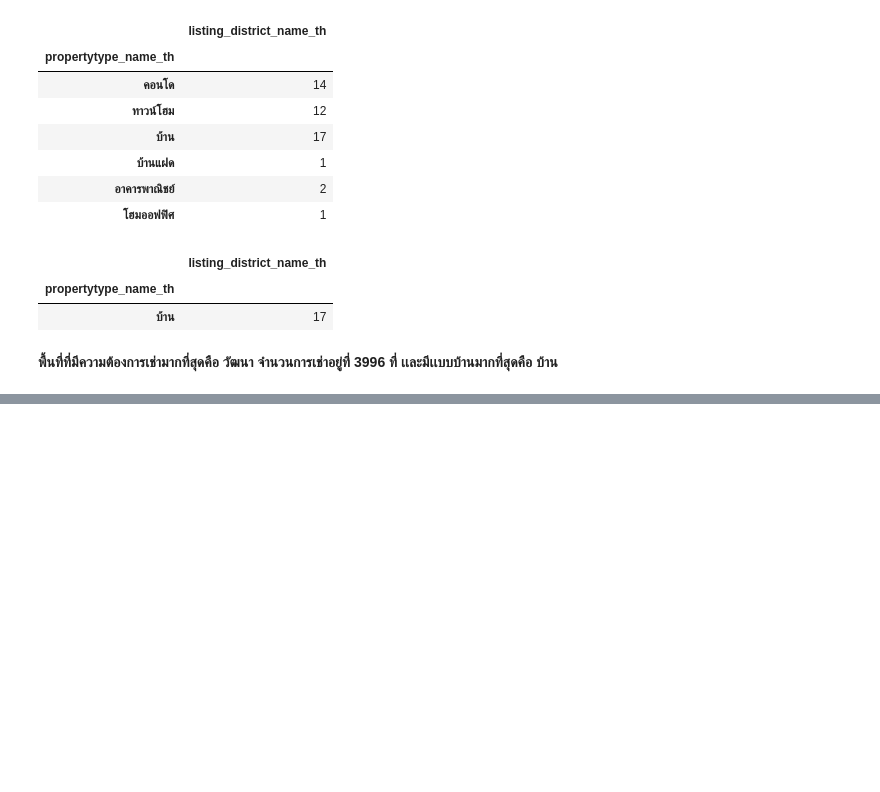
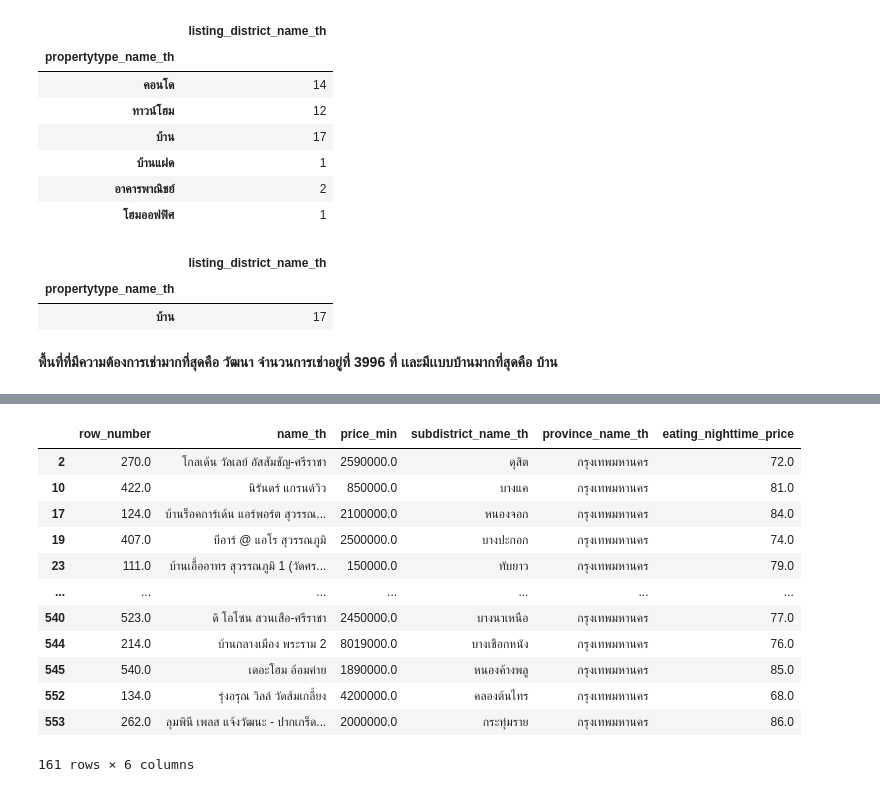
Before and after one commit to kittikhun62/DQ, a Jupyter notebook: midterm.ipynb, the cells around one changed output, grey strips where cells are left out. Saved outputs shown, nothing was run; the diff lists cells and outputs as text; code cells hidden in the pictures; blank space fills up the shorter version.

```diff
--- a/midterm.ipynb
+++ b/midterm.ipynb
@@ -444,0 +486,17 @@ a.iloc[2:3]
+# %%
+all5_BKK =all5[all5['province_name_th']=='กรุงเทพมหานคร']
+all5_BKK
+# %% [output]
+|  | row_number | name_th | price_min | subdistrict_name_th | province_name_th | eating_nighttime_price |
+| 2 | 270.0 | โกลเด้น วัลเลย์ อัสสัมชัญ-ศรีราชา | 2590000.0 | ดุสิต | กรุงเทพมหานคร | 72.0 |
+| 10 | 422.0 | นิรันดร์ แกรนด์วิว | 850000.0 | บางแค | กรุงเทพมหานคร | 81.0 |
+| 17 | 124.0 | บ้านร็อคการ์เด้น แอร์พอร์ต สุวรรณ... | 2100000.0 | หนองจอก | กรุงเทพมหานคร | 84.0 |
+| 19 | 407.0 | บีอาร์ @ แอโร สุวรรณภูมิ | 2500000.0 | บางปะกอก | กรุงเทพมหานคร | 74.0 |
+| 23 | 111.0 | บ้านเอื้ออาทร สุวรรณภูมิ 1 (วัดศร... | 150000.0 | ทับยาว | กรุงเทพมหานคร | 79.0 |
+| ... | ... | ... | ... | ... | ... | ... |
+| 540 | 523.0 | ดิ โอโซน สวนเสือ-ศรีราชา | 2450000.0 | บางนาเหนือ | กรุงเทพมหานคร | 77.0 |
+| 544 | 214.0 | บ้านกลางเมือง พระราม 2 | 8019000.0 | บางเชือกหนัง | กรุงเทพมหานคร | 76.0 |
+| 545 | 540.0 | เดอะโฮม อ้อมค่าย | 1890000.0 | หนองค้างพลู | กรุงเทพมหานคร | 85.0 |
+| 552 | 134.0 | รุ่งอรุณ วิลล์ วัดส้มเกลี้ยง | 4200000.0 | คลองต้นไทร | กรุงเทพมหานคร | 68.0 |
+| 553 | 262.0 | ลุมพินี เพลส แจ้งวัฒนะ - ปากเกร็ด... | 2000000.0 | กระทุ่มราย | กรุงเทพมหานคร | 86.0 |
+161 rows × 6 columns
```
Also changed, not shown: parts of 11 cells of this notebook.
